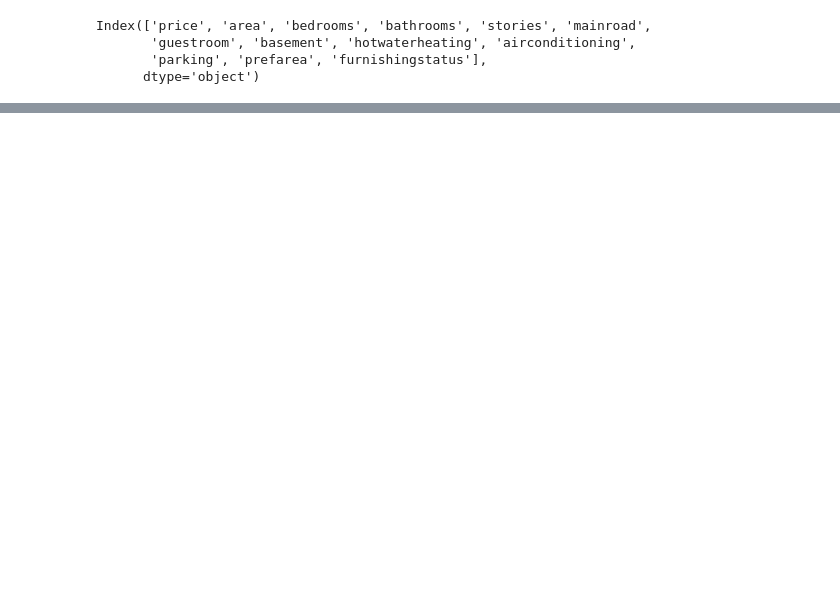
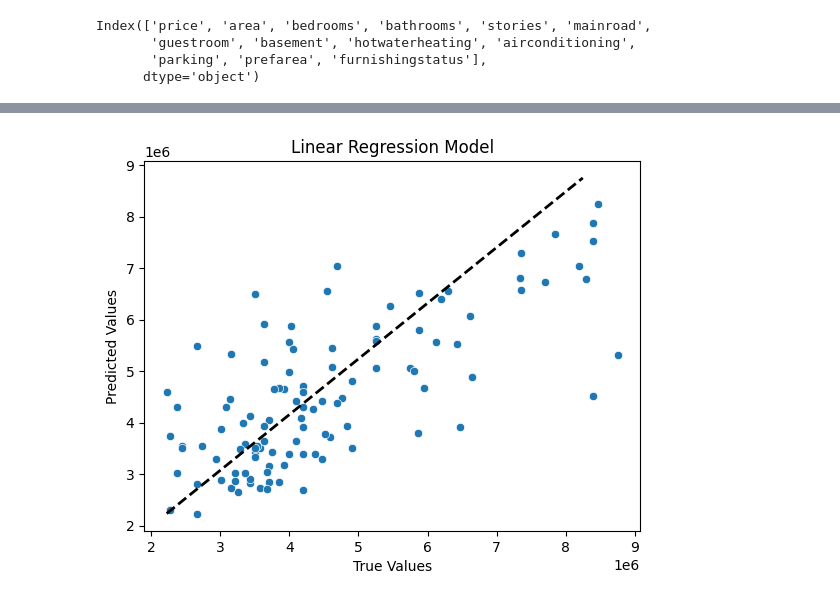
Before and after one commit to allelbhagya/supervised-learning, a Jupyter notebook: linear-regression/housing/housing.ipynb, the cells around one changed output, grey strips where cells are left out. Cells and saved outputs as stored; diff of their text form; code cells hidden in the pictures; blank space fills up the shorter version.

```diff
--- a/linear-regression/housing/housing.ipynb
+++ b/linear-regression/housing/housing.ipynb
@@ -72,0 +100,16 @@ ValueError: could not convert string to float: 'yes'
+# %%
+import matplotlib.pyplot as plt
+
+
+sns.scatterplot(x=y_test, y=Y_pred, alpha=1)
+
+plt.plot([Y_pred.min(), Y_pred.max()], [y_test.min(), y_test.max()], 'k--', lw=2)
+
+
+plt.xlabel('True Values')
+plt.ylabel('Predicted Values')
+plt.title('Linear Regression Model')
+
+plt.show()
+# %% [output]
+[figure, added]
```
Also changed, not shown: parts of 9 cells of this notebook.
